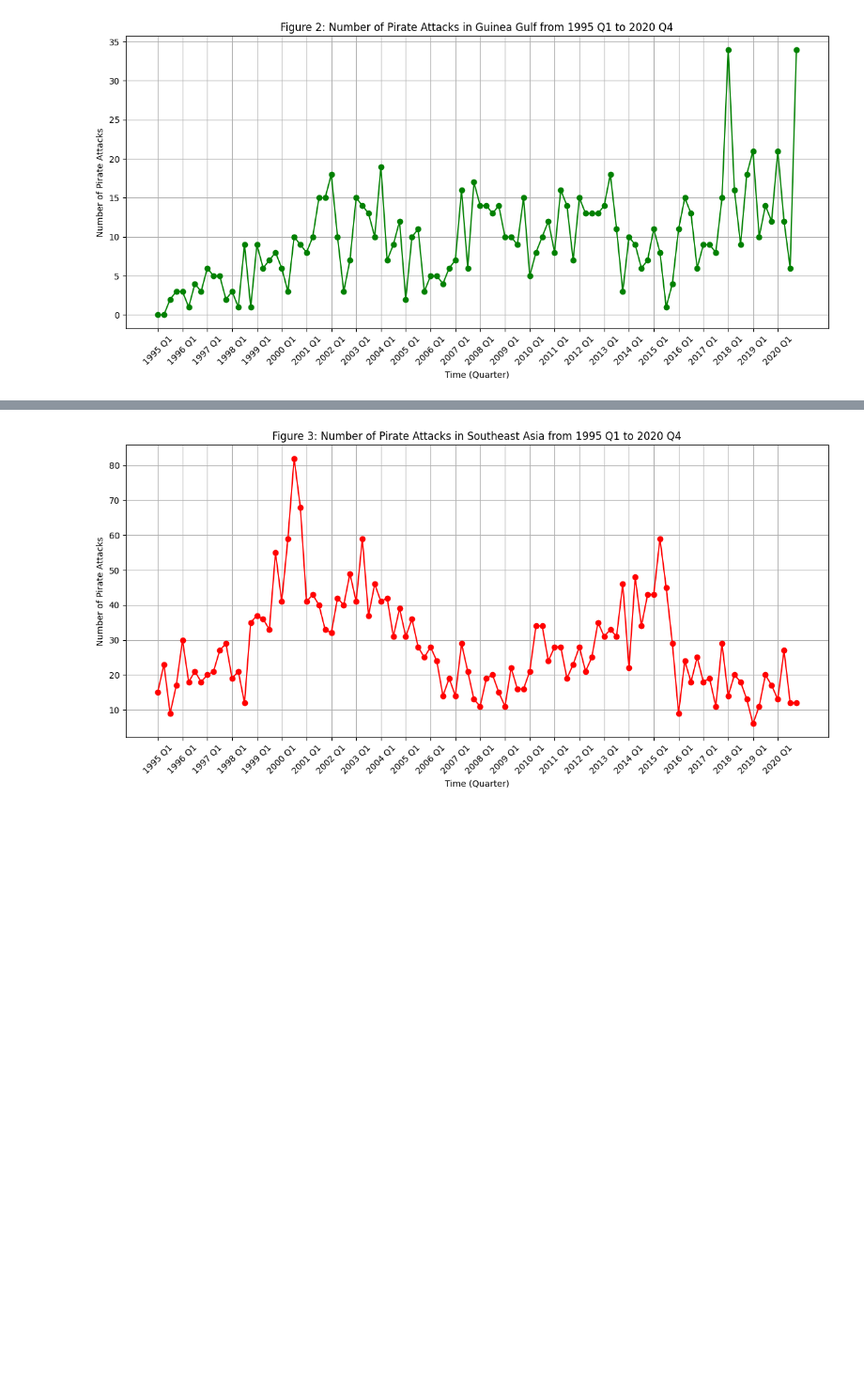
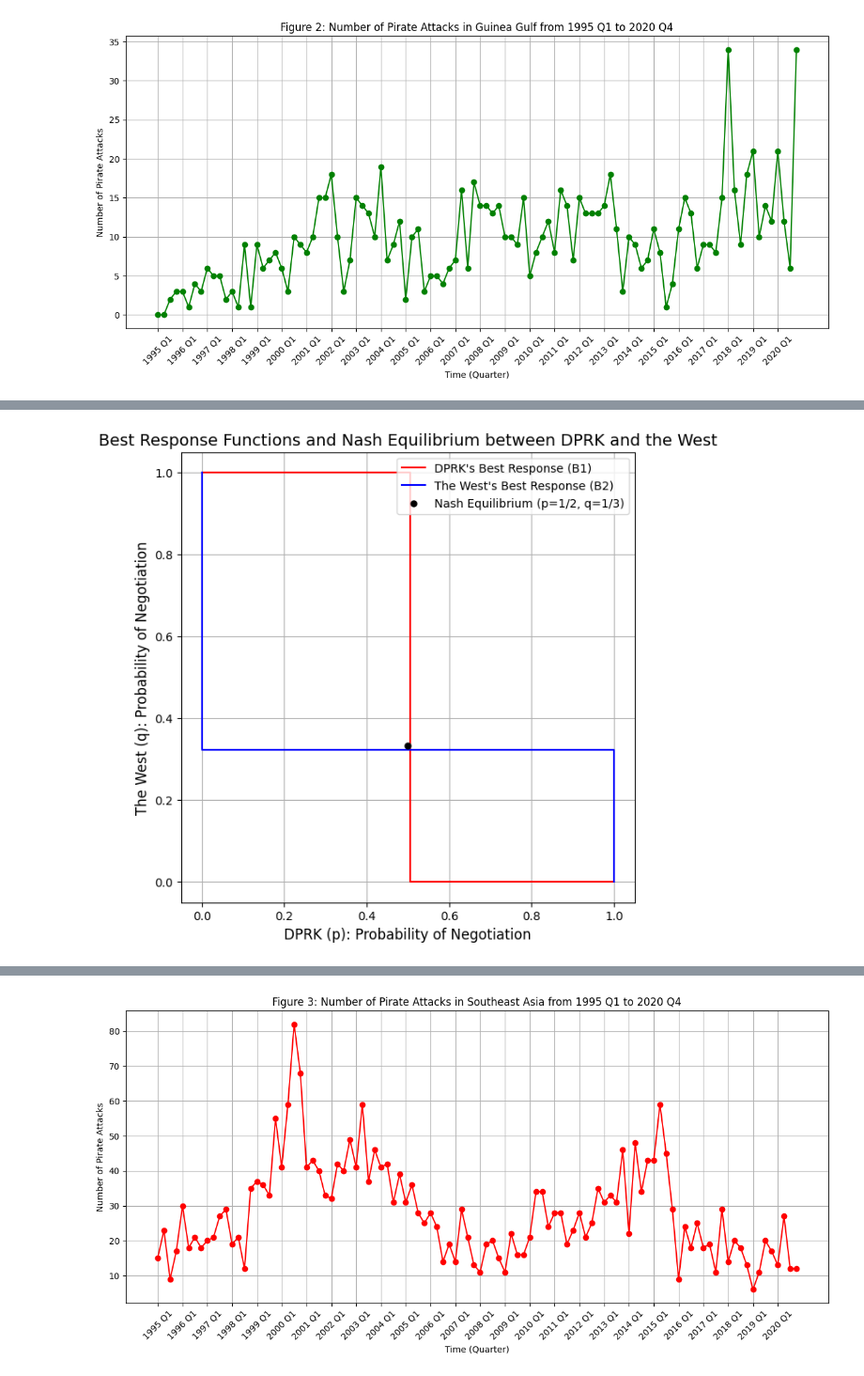
Before and after one commit to yuhengding1206/QM2-Group-Project-250120, a Jupyter notebook: QM2 group project.ipynb, the cells around one changed output, grey strips where cells are left out. Shown at 94% size. Saved outputs shown, nothing was run; the diff lists cells and outputs as text; code cells hidden in the pictures; blank space fills up the shorter version.

```diff
--- a/QM2 group project.ipynb
+++ b/QM2 group project.ipynb
@@ -73,0 +109,37 @@ plt.show()
+# %%
+
+
+import numpy as np
+import matplotlib.pyplot as plt
+
+# Define probability range (0 to 1)
+p_values = np.linspace(0, 1, 100)
+q_values = np.linspace(0, 1, 100)
+
+# Best response functions
+B1 = np.where(p_values <= 1/2, 1, 0)  # DPRK's best response function
+B2 = np.where(q_values <= 1/3, 1, 0)  # The Western's best response function
+
+# Create the plot
+plt.figure(figsize=(7, 7))
+
+# Plot best response functions with drawstyle='steps-post' for better alignment
+plt.plot(p_values, B1, 'Red', drawstyle='steps-post', label="DPRK's Best Response (B1)")  # Black line
+plt.plot(B2, q_values, 'Blue', drawstyle='steps-post', label="The West's Best Response (B2)")  # Gray line
+
+# Plot Nash Equilibrium point as a small black circle at the intersection
+plt.scatter(1/2, 1/3, color='black', s=25, zorder=3, label="Nash Equilibrium (p=1/2, q=1/3)")
+
+# Axis labels and title
+plt.xlabel('DPRK (p): Probability of Negotiation', fontsize=12)
+plt.ylabel('The West (q): Probability of Negotiation', fontsize=12)
+plt.title('Best Response Functions and Nash Equilibrium between DPRK and the West', fontsize=14)
+
+# Grid and legend with adjusted location
+plt.grid(True)  # Keep the grid
+plt.legend(loc='upper right')  # Adjust the location of the legend to the upper right
+
+# Show the plot
+plt.show()
+# %% [output]
+[figure, added]
```
Also changed, not shown: parts of 2 cells of this notebook.
